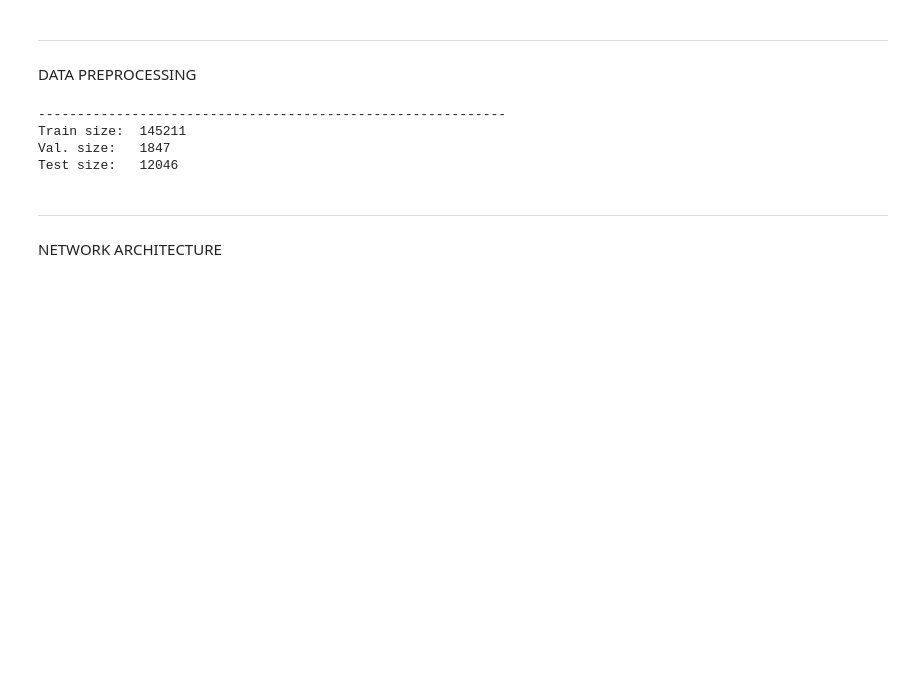
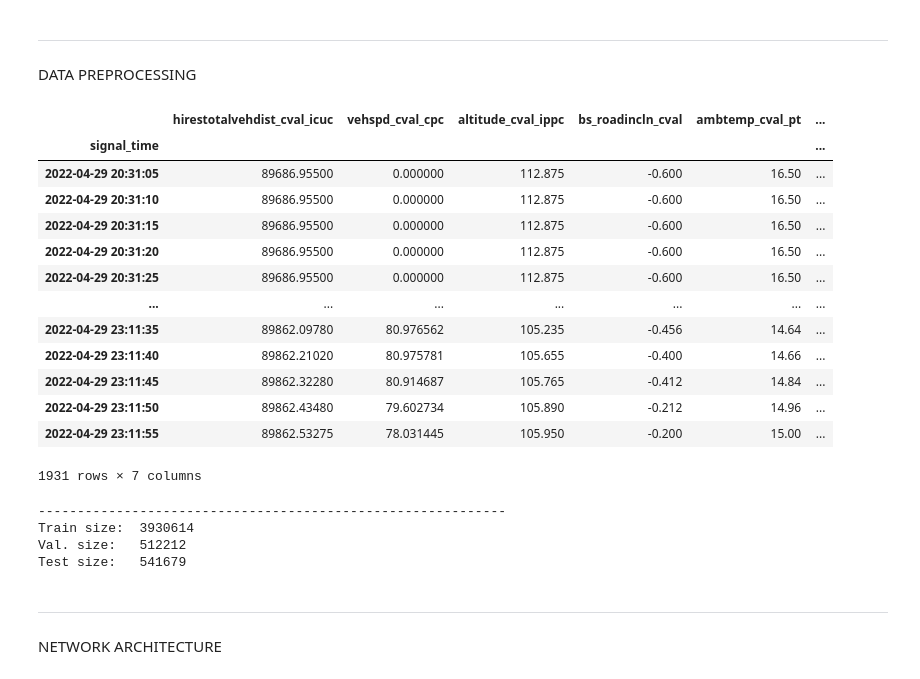
Before and after one commit to willsieg/MA-eR-PINN, a Jupyter notebook: src/LSTM/LSTM_V1_5.ipynb, the cells around one changed output. Saved outputs shown, nothing was run; the diff lists cells and outputs as text; code cells hidden in the pictures; blank space fills up the shorter version.

Commit message:
add_resampler

```diff
--- a/src/LSTM/LSTM_V1_5.ipynb
+++ b/src/LSTM/LSTM_V1_5.ipynb
@@ -127,6 +127,61 @@ train_subset, val_subset, test_subset = random_split(files, [0.8, 0.1, 0.1])
 # FEATURE NORMALIZATION/SCALING -----------------------------------------------------------------
 scaler = StandardScaler()   # Standardize features by removing the mean and scaling to unit variance
 target_scaler = MinMaxScaler(feature_range=(0, 1))  #MinMaxScaler(feature_range=(0, 1))  # Transform features by scaling each feature to a given range
+# %%
+#%%skip
+# PREPROCESSING STEPS ---------------------------------------------------
+df = pd.read_parquet(files[8], columns=columns, engine='fastparquet')
+
+# filling missing values ---------------
+df.fillna(df.median(), inplace=True)  # Basic Median Filling
+#df.fillna(method='ffill', inplace=True)  # Forward fill
+#df.fillna(method='bfill', inplace=True)  # Backward fill
+
+if max(df['signal_time']).year < 2000:
+    df['signal_time'] = pd.to_datetime(((df['signal_time']).astype('int64')) * (10**3))
+else:
+    df['signal_time'] = pd.to_datetime(df['signal_time'])
+
+
+# Resample time series data ------------
+# Ensure the 'signal_time' column is set as the index and is of datetime type
+#df['signal_time'] = pd.to_datetime(df['signal_time'])
+df.set_index('signal_time', inplace=True)
+
+# Resample the data to a lower frequency of 10 seconds and take the mean of each window
+df_resampled = df.resample('10s').mean() # RESAMPLE AT 10 seconds intervals
+
+# Reset the index if you want 'signal_time' to be a column again
+#df_resampled.reset_index(inplace=True)
+df_resampled.fillna(df.median(), inplace=True)
+
+# assigning inputs and targets and reshaping ---------------
+X = df_resampled[input_columns].values
+y = df_resampled[target_column].values.reshape(-1, 1)     # reshape to match the shape of the input
+
+X = scaler.fit_transform(X)
+y = target_scaler.fit_transform(y).squeeze()
+
+# Append to data
+data, targets = [],[]
+data.append(X)
+targets.append(y)
+df_resampled
+# %% [output]
+|  | hirestotalvehdist_cval_icuc | vehspd_cval_cpc | altitude_cval_ippc | bs_roadincln_cval | ambtemp_cval_pt | ... |
+| signal_time |  |  |  |  |  | ... |
+| 2022-04-29 20:31:05 | 89686.95500 | 0.000000 | 112.875 | -0.600 | 16.50 | ... |
+| 2022-04-29 20:31:10 | 89686.95500 | 0.000000 | 112.875 | -0.600 | 16.50 | ... |
+| 2022-04-29 20:31:15 | 89686.95500 | 0.000000 | 112.875 | -0.600 | 16.50 | ... |
+| 2022-04-29 20:31:20 | 89686.95500 | 0.000000 | 112.875 | -0.600 | 16.50 | ... |
+| 2022-04-29 20:31:25 | 89686.95500 | 0.000000 | 112.875 | -0.600 | 16.50 | ... |
+| ... | ... | ... | ... | ... | ... | ... |
+| 2022-04-29 23:11:35 | 89862.09780 | 80.976562 | 105.235 | -0.456 | 14.64 | ... |
+| 2022-04-29 23:11:40 | 89862.21020 | 80.975781 | 105.655 | -0.400 | 14.66 | ... |
+| 2022-04-29 23:11:45 | 89862.32280 | 80.914687 | 105.765 | -0.412 | 14.84 | ... |
+| 2022-04-29 23:11:50 | 89862.43480 | 79.602734 | 105.890 | -0.212 | 14.96 | ... |
+| 2022-04-29 23:11:55 | 89862.53275 | 78.031445 | 105.950 | -0.200 | 15.00 | ... |
+1931 rows × 7 columns
 # %%
 # DATASET DEFINITION -----------------------------------------------------------------------
 class TripDataset(Dataset):
@@ -167,7 +243,7 @@ class TripDataset(Dataset):
         raise IndexError("Index out of range")
 # %%
 # GENERATE DATALOADERS  ---------------------------------------------------------------
-batch_size = 4096 # [16, 32, 64, 128, 256, 512, 1024, 2048, 4096, 8192, 16384, 32768]
+batch_size = 2048 # [16, 32, 64, 128, 256, 512, 1024, 2048, 4096, 8192, 16384, 32768]
 
 # TRAIN  ------------------------------------------------------------
 train_dataset = TripDataset(train_subset, scaler, target_scaler)
@@ -187,9 +263,9 @@ print(f'Val. size:   {len(val_dataset)}')
 print(f'Test size:   {len(test_dataset)}')
 # %% [output]
 ------------------------------------------------------------
-Train size:  145211
-Val. size:   1847
-Test size:   12046
+Train size:  3930614
+Val. size:   512212
+Test size:   541679
 # %% [markdown]
 ___
 NETWORK ARCHITECTURE
```
Also changed, not shown: parts of 6 cells of this notebook, 4 other files.
